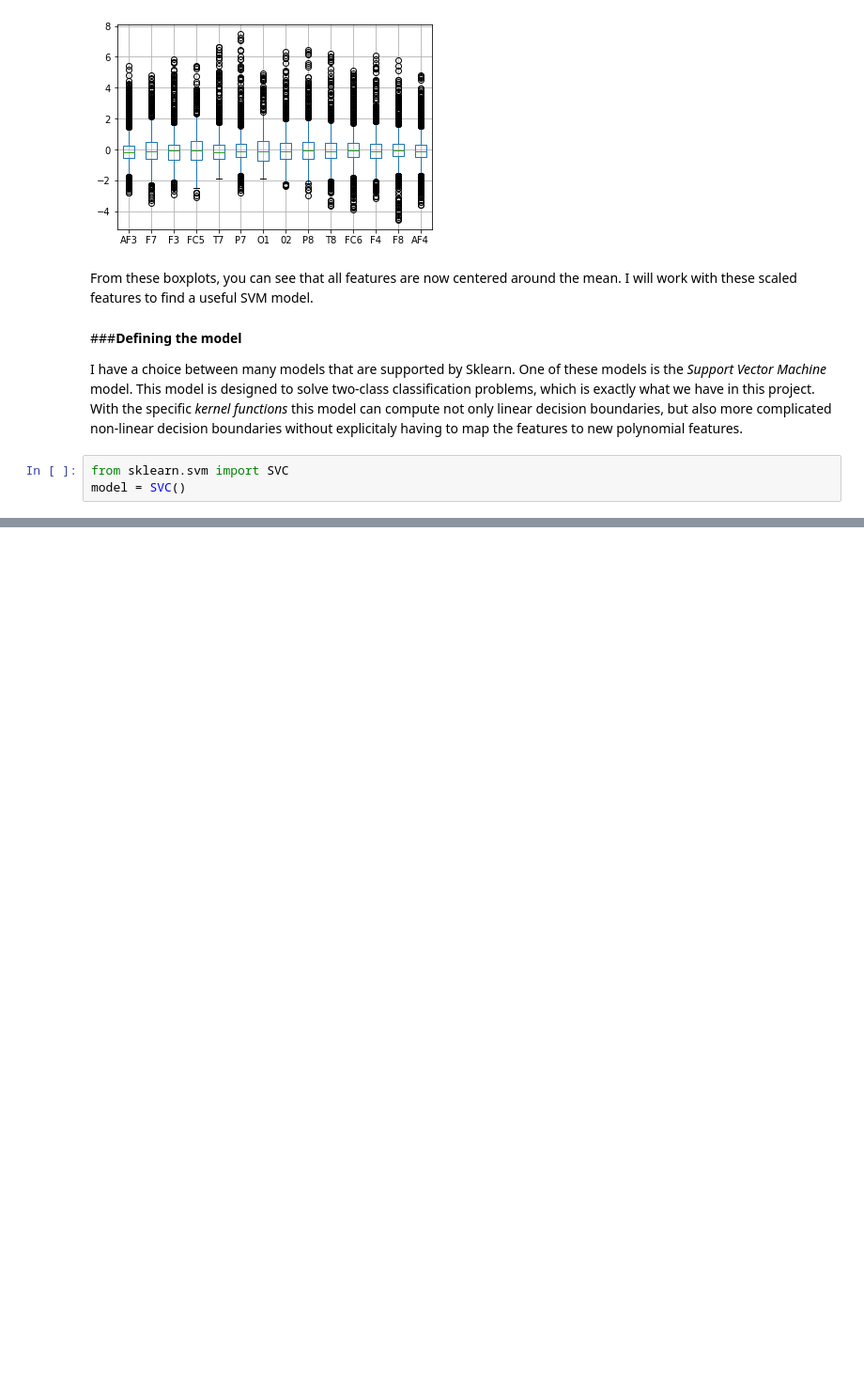
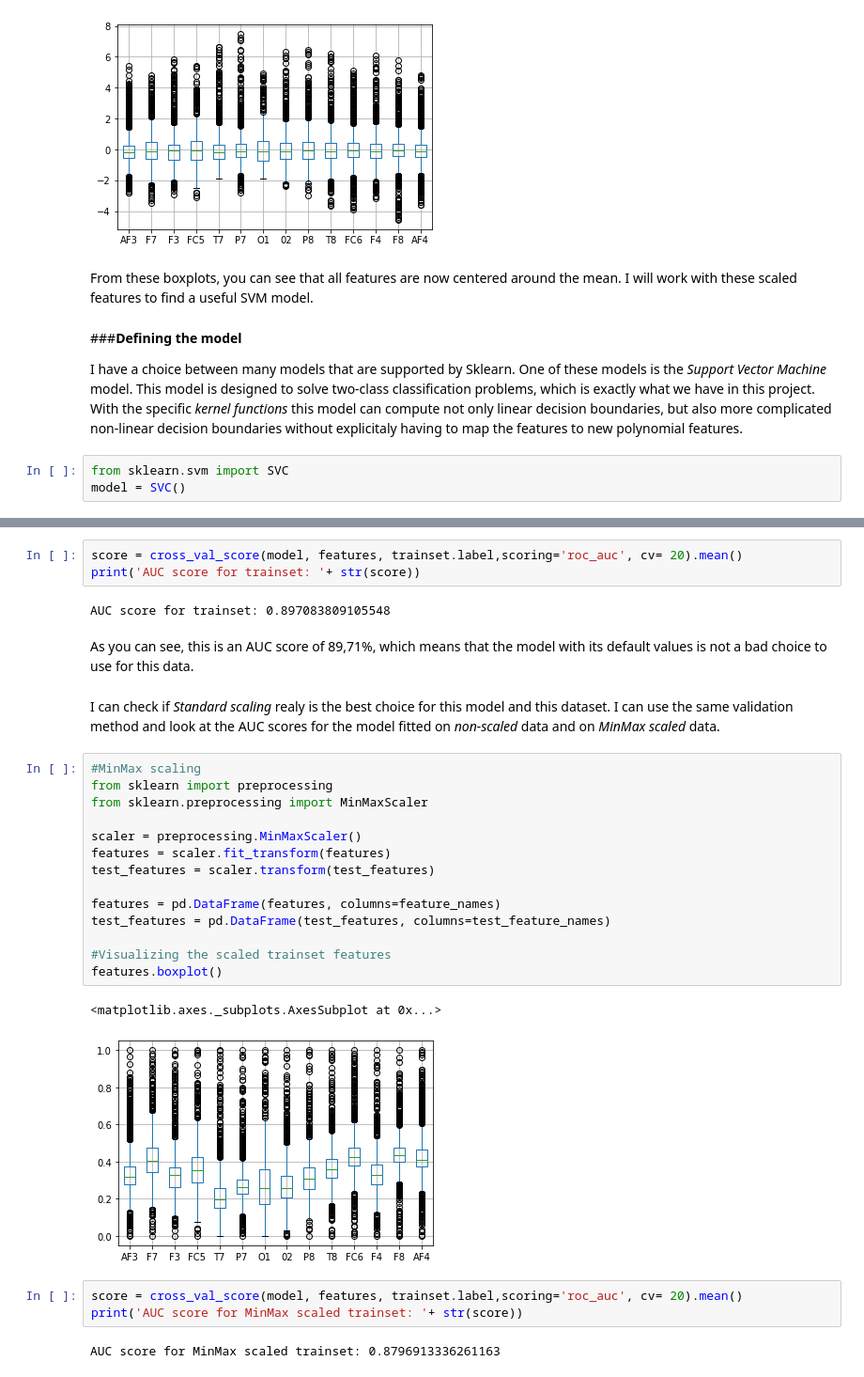
Before and after one commit to SarahGoddaer/Machine_Learning_course_UGent_D012554_kaggle, a Jupyter notebook: Kaggle_eye_blinking_prediciton_workinprogress.ipynb, the cells around one changed output, grey strips where cells are left out. Shown at 94% size. Cells and saved outputs as stored; diff of their text form; blank space fills up the shorter version.

```diff
--- a/Kaggle_eye_blinking_prediciton_workinprogress.ipynb
+++ b/Kaggle_eye_blinking_prediciton_workinprogress.ipynb
@@ -113,0 +117,31 @@ Now that I chose this model, I want to know how good the model performes on the
+# %%
+score = cross_val_score(model, features, trainset.label,scoring='roc_auc', cv= 20).mean()
+print('AUC score for trainset: '+ str(score))
+# %% [output]
+AUC score for trainset: 0.897083809105548
+# %% [markdown]
+As you can see, this is an AUC score of 89,71%, which means that the model with its default values is not a bad choice to use for this data.
+# %% [markdown]
+I can check if *Standard scaling* realy is the best choice for this model and this dataset. I can use the same validation method and look at the AUC scores for the model fitted on *non-scaled* data and on *MinMax scaled* data.
+# %%
+#MinMax scaling
+from sklearn import preprocessing
+from sklearn.preprocessing import MinMaxScaler
+
+scaler = preprocessing.MinMaxScaler()
+features = scaler.fit_transform(features)
+test_features = scaler.transform(test_features)
+
+features = pd.DataFrame(features, columns=feature_names)
+test_features = pd.DataFrame(test_features, columns=test_feature_names)
+
+#Visualizing the scaled trainset features
+features.boxplot()
+# %% [output]
+<matplotlib.axes._subplots.AxesSubplot at 0x...>
+[figure, added]
+# %%
+score = cross_val_score(model, features, trainset.label,scoring='roc_auc', cv= 20).mean()
+print('AUC score for MinMax scaled trainset: '+ str(score))
+# %% [output]
+AUC score for MinMax scaled trainset: 0.8796913336261163
```
Also changed, not shown: parts of 44 cells of this notebook.
